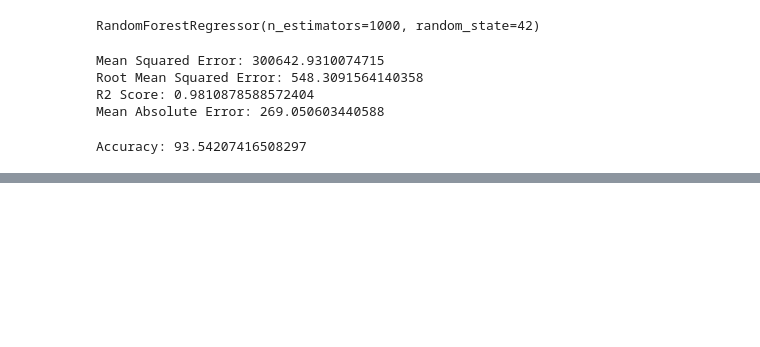
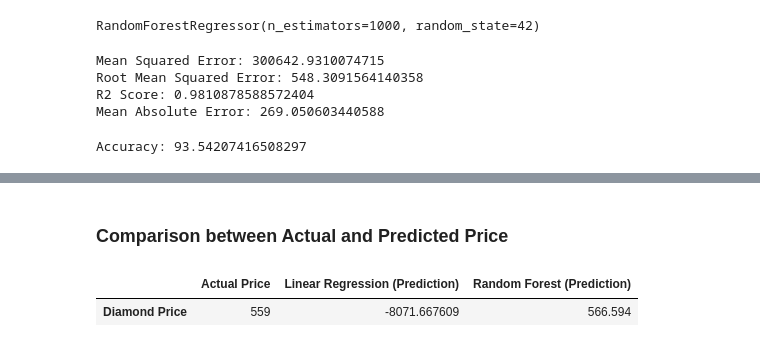
Before and after one commit to mch3pg4/60006CEM-MLTasks, a Jupyter notebook: Task1-Regression/MLTask1Regression.ipynb, the cells around one changed output, grey strips where cells are left out. Drawn from its saved outputs; the diff is of its cells as text; code cells hidden in the pictures; blank space fills up the shorter version.

```diff
--- a/Task1-Regression/MLTask1Regression.ipynb
+++ b/Task1-Regression/MLTask1Regression.ipynb
@@ -266,0 +319,14 @@ FileNotFoundError: [WinError 2] "dot" not found in path.
+# %% [markdown]
+### Comparison between Actual and Predicted Price
+# %%
+# show the comaprison between the actual price and predicted price of two models in a table
+comparison = pd.DataFrame({
+    'Actual Price': actual_price,
+    'Linear Regression (Prediction)': predicted_price,
+    'Random Forest (Prediction)': predicted_price_rf
+}, index=['Diamond Price'])
+
+comparison
+# %% [output]
+|  | Actual Price | Linear Regression (Prediction) | Random Forest (Prediction) |
+| Diamond Price | 559 | -8071.667609 | 566.594 |
```
Also changed, not shown: parts of 19 cells of this notebook, 18 other files.
